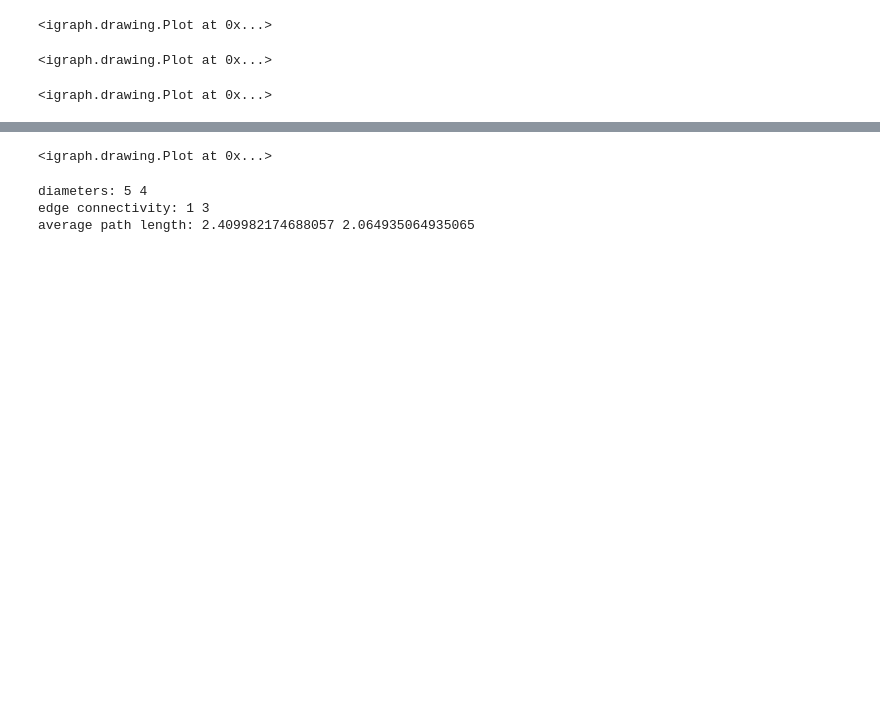
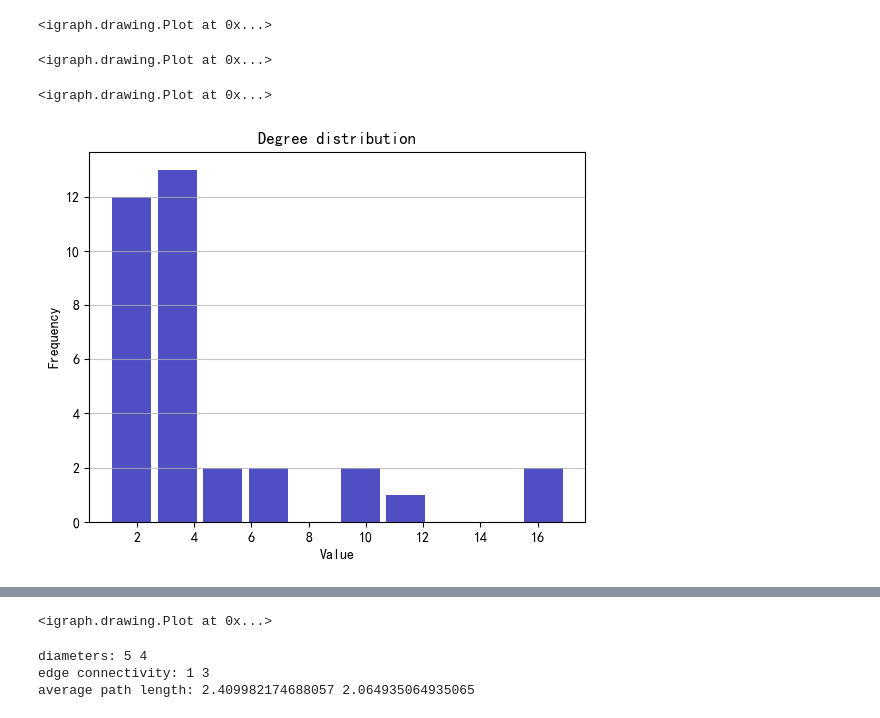
Before and after one commit to Renzehua1998/MyNotes, a Jupyter notebook: 图与复杂网络/Notebooks/01.Datasets+Centrality.ipynb, the cells around one changed output, grey strips where cells are left out. Drawn from its saved outputs; the diff is of its cells as text; code cells hidden in the pictures; blank space fills up the shorter version.

```diff
--- a/图与复杂网络/Notebooks/01.Datasets+Centrality.ipynb
+++ b/图与复杂网络/Notebooks/01.Datasets+Centrality.ipynb
@@ -148,11 +153,15 @@ ig.plot(g, layout=ly, bbox=(0,0,400,300))
 <igraph.drawing.Plot at 0x...>
 # %%
 ## degree distribution
+plt.figure()
 n, bins, patches = plt.hist(x=g.degree(), bins='auto', color='#0504aa',
                             alpha=0.7, rwidth=0.85)
 plt.grid(axis='y', alpha=0.75)
 plt.xlabel('Value')
 plt.ylabel('Frequency')
 plt.title('Degree distribution');
+plt.show()
+# %% [output]
+[figure, added]
 # %%
 ## coreness distribution
```
Also changed, not shown: parts of 7 cells of this notebook.
